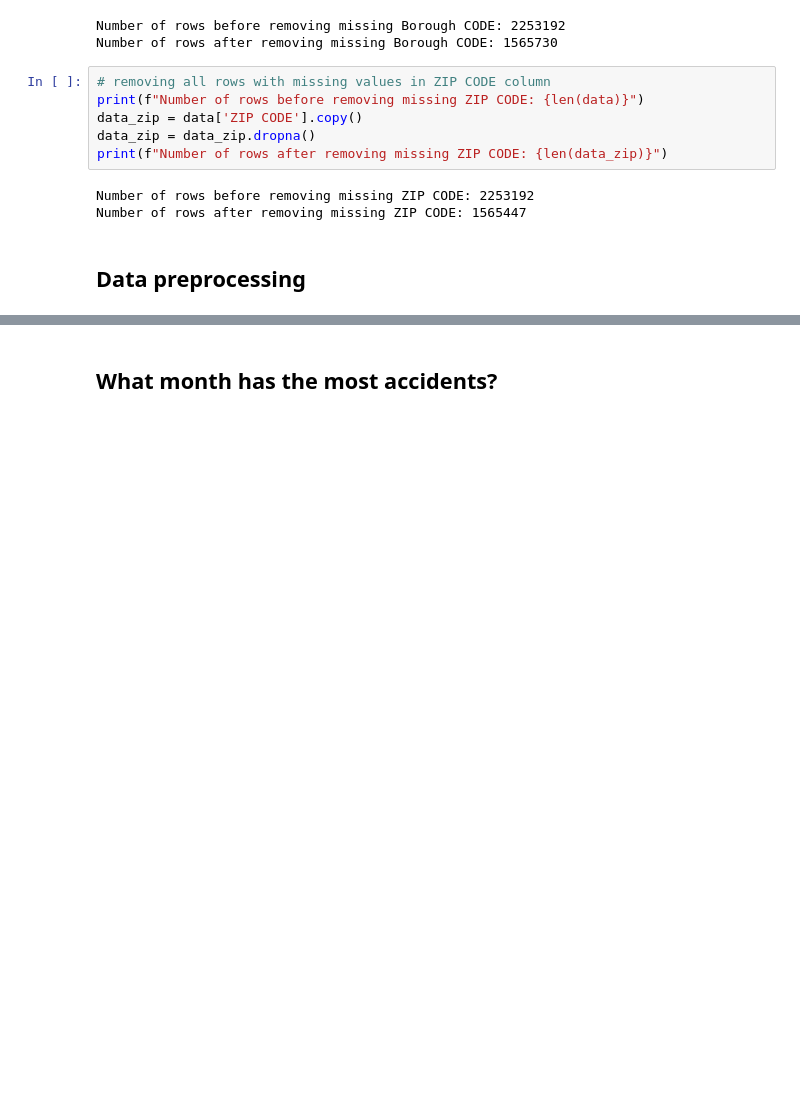
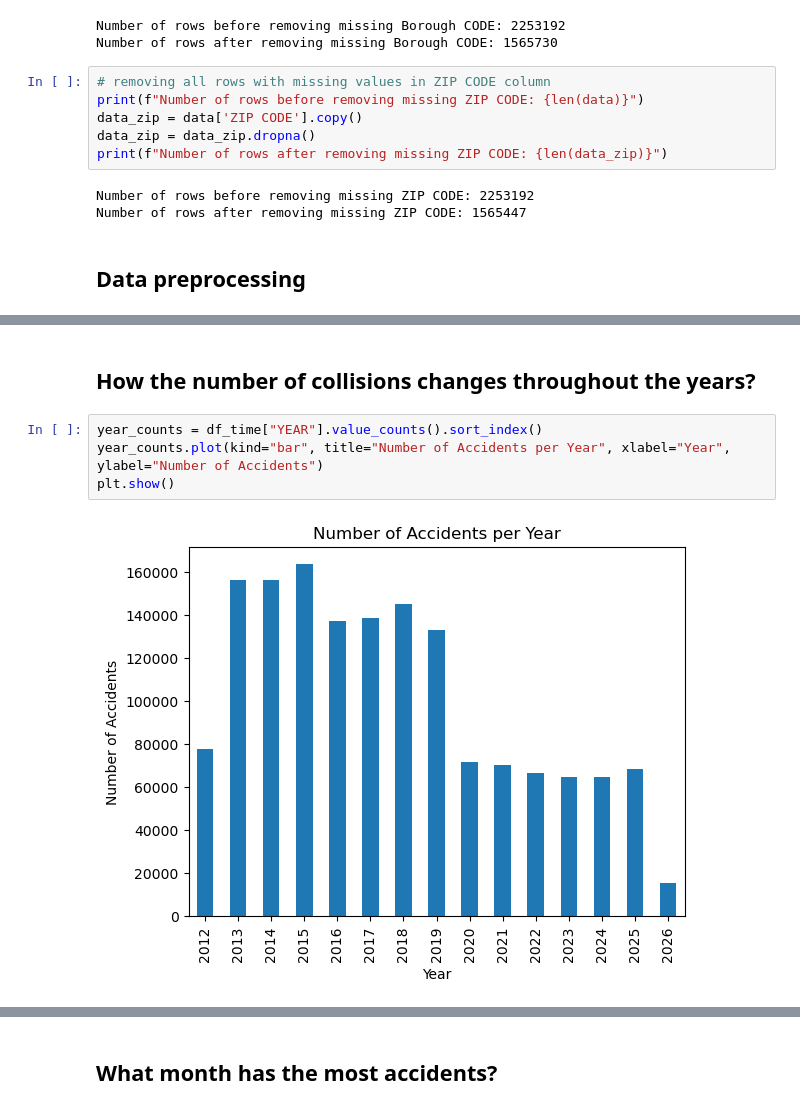
Before and after one commit to bonluc/02806_social_data_analysis_project, a Jupyter notebook: data_analysis.ipynb, the cells around one changed output, grey strips where cells are left out. Cells and saved outputs as stored; diff of their text form; blank space fills up the shorter version.

```diff
--- a/data_analysis.ipynb
+++ b/data_analysis.ipynb
@@ -122,0 +207,8 @@ Number of rows after removing missing ZIP CODE: 1565447
+# %% [markdown]
+## How the number of collisions changes throughout the years?
+# %%
+year_counts = df_time["YEAR"].value_counts().sort_index()
+year_counts.plot(kind="bar", title="Number of Accidents per Year", xlabel="Year", ylabel="Number of Accidents")
+plt.show()
+# %% [output]
+[figure, added]
```
Also changed, not shown: parts of 29 cells of this notebook.
